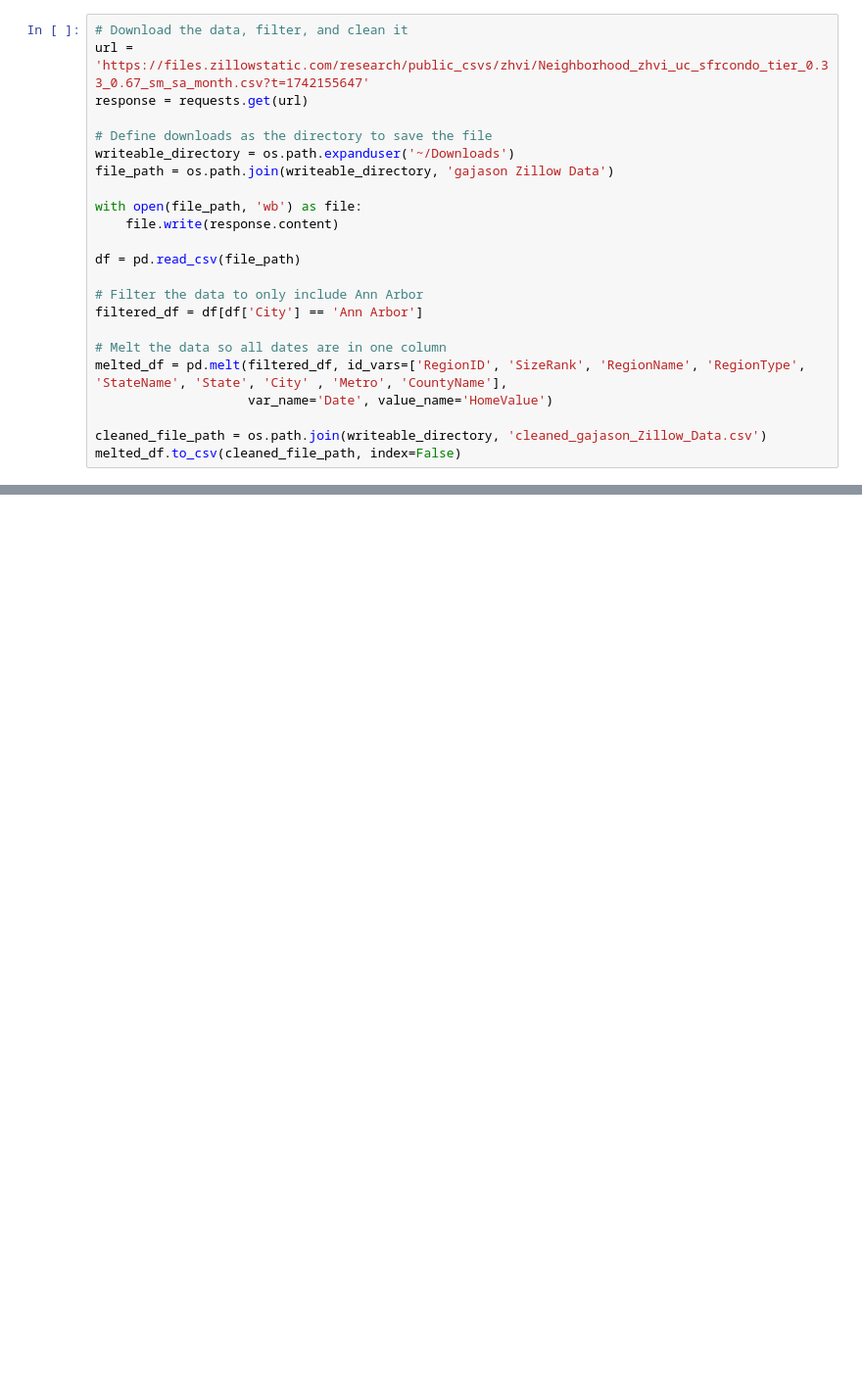
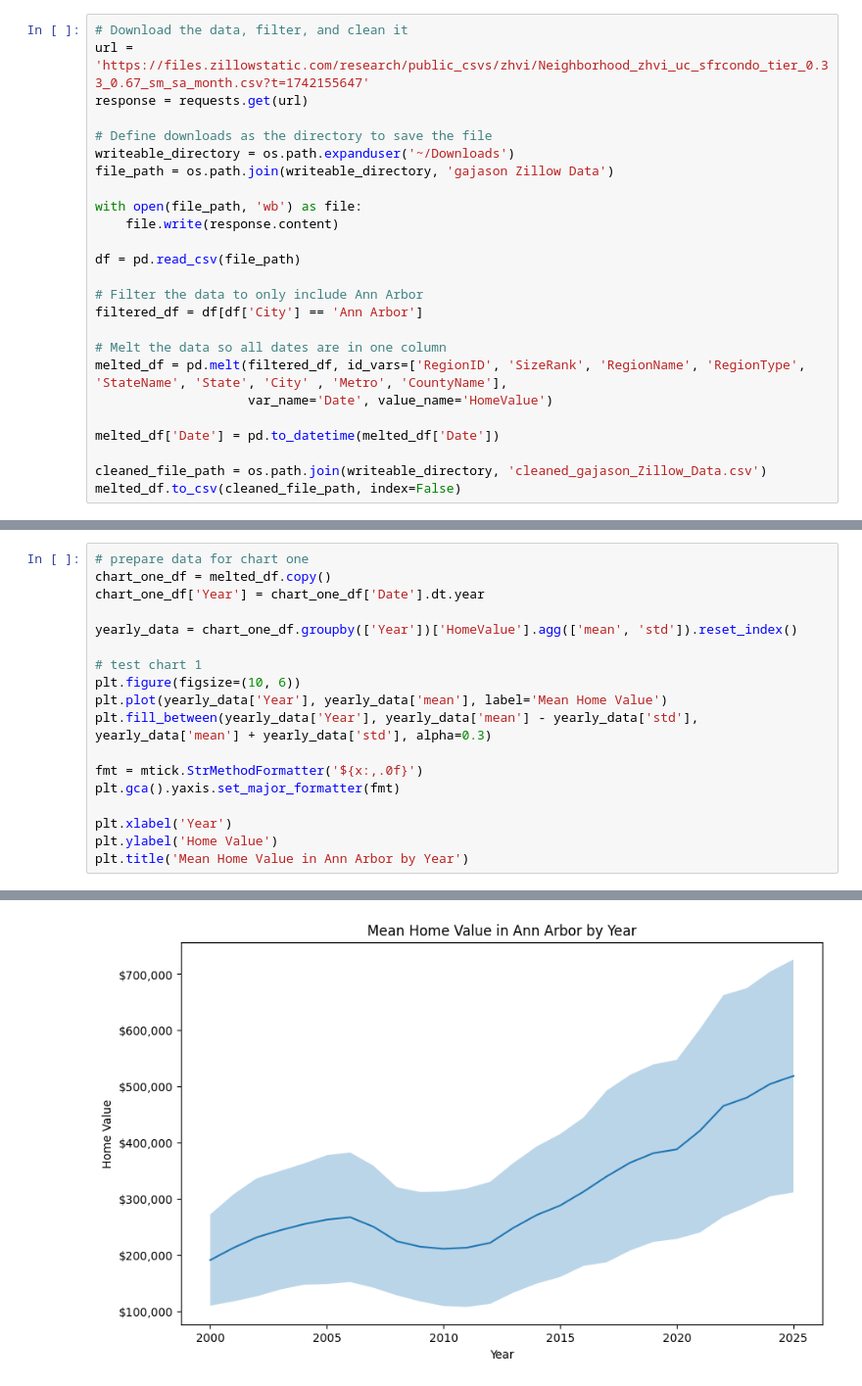
Before and after one commit to grantajason/SIADS-521-Assignment-3, a Jupyter notebook: gajason-siads521-a3.ipynb, the cells around one changed output, grey strips where cells are left out. Shown: that part at 98% size. Cells and saved outputs as stored; diff of their text form; blank space fills up the shorter version.

Commit message:
created first chart

```diff
--- a/gajason-siads521-a3.ipynb
+++ b/gajason-siads521-a3.ipynb
@@ -31,5 +37,7 @@ filtered_df = df[df['City'] == 'Ann Arbor']
 melted_df = pd.melt(filtered_df, id_vars=['RegionID', 'SizeRank', 'RegionName', 'RegionType', 'StateName', 'State', 'City' , 'Metro', 'CountyName'],
                     var_name='Date', value_name='HomeValue')
 
+melted_df['Date'] = pd.to_datetime(melted_df['Date'])
+
 cleaned_file_path = os.path.join(writeable_directory, 'cleaned_gajason_Zillow_Data.csv')
 melted_df.to_csv(cleaned_file_path, index=False)
@@ -35,0 +46,19 @@ melted_df.to_csv(cleaned_file_path, index=False)
+# %%
+# prepare data for chart one
+chart_one_df = melted_df.copy()
+chart_one_df['Year'] = chart_one_df['Date'].dt.year
+
+yearly_data = chart_one_df.groupby(['Year'])['HomeValue'].agg(['mean', 'std']).reset_index()
+
+# test chart 1
+plt.figure(figsize=(10, 6))
+plt.plot(yearly_data['Year'], yearly_data['mean'], label='Mean Home Value')
+plt.fill_between(yearly_data['Year'], yearly_data['mean'] - yearly_data['std'], yearly_data['mean'] + yearly_data['std'], alpha=0.3)
+
+fmt = mtick.StrMethodFormatter('${x:,.0f}')
+plt.gca().yaxis.set_major_formatter(fmt)
+
+plt.xlabel('Year')
+plt.ylabel('Home Value')
+plt.title('Mean Home Value in Ann Arbor by Year')
+# %% [output]
@@ -35,0 +66 @@ melted_df.to_csv(cleaned_file_path, index=False)
+[figure, added]
```
Also changed, not shown: parts of 5 cells of this notebook.
